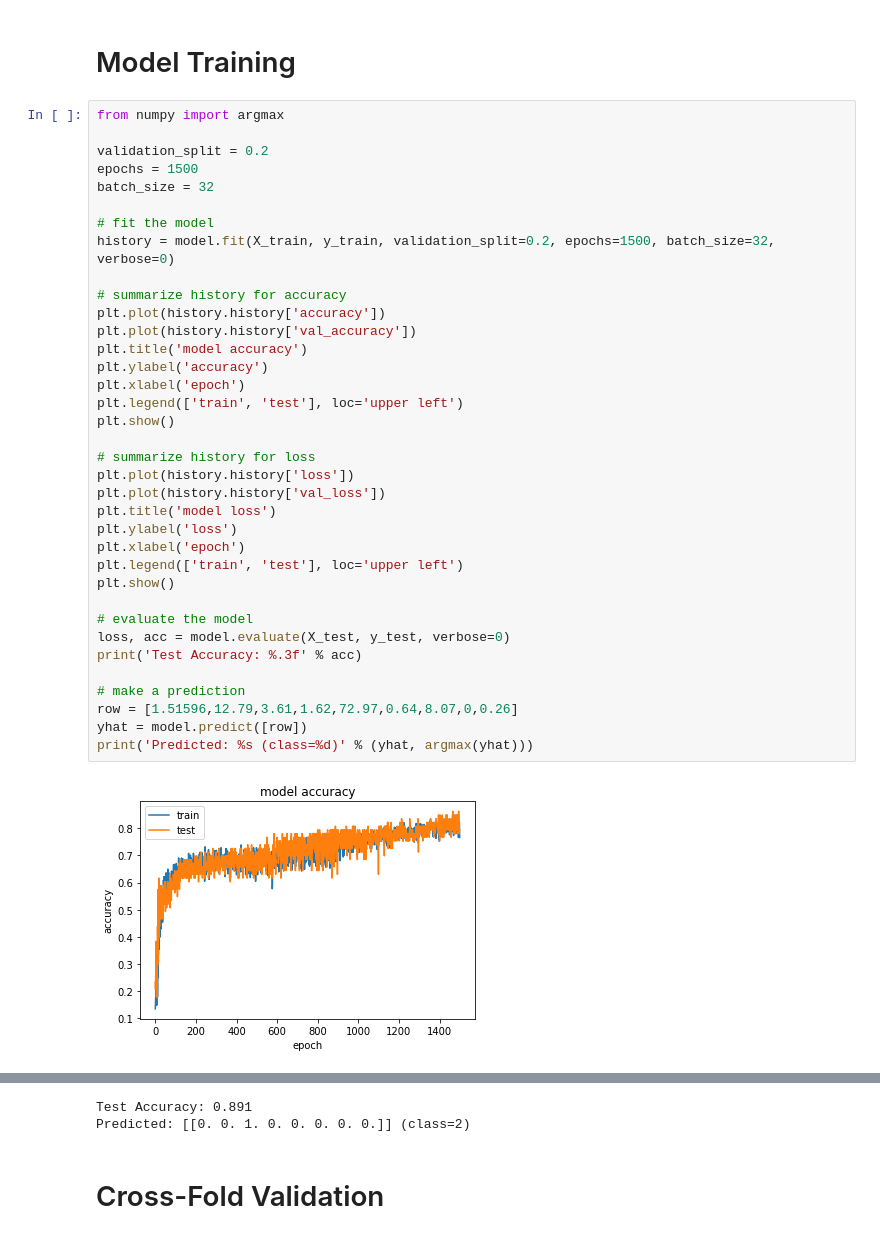
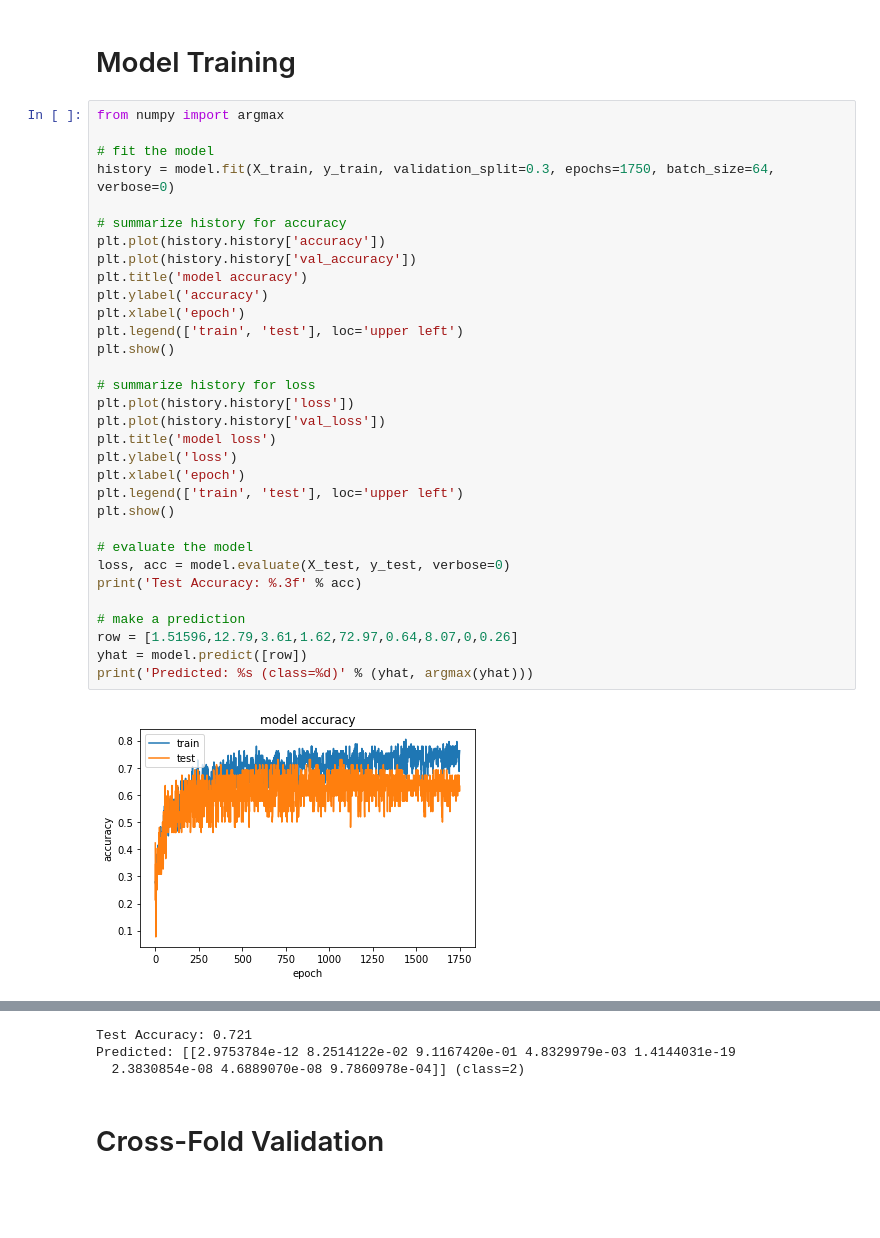
Before and after one commit to Jordanmarshall2510/CS4287-Neural-Computing, a Jupyter notebook: MLP-Assignment/model.ipynb, the cells around one changed output, grey strips where cells are left out. Saved outputs shown, nothing was run; the diff lists cells and outputs as text; blank space fills up the shorter version.

```diff
--- a/MLP-Assignment/model.ipynb
+++ b/MLP-Assignment/model.ipynb
@@ -173,38 +167,34 @@ _________________________________________________________________
 # %%
 from numpy import argmax
 
-validation_split = 0.2
-epochs = 1500
-batch_size = 32
-
 # fit the model
-history = model.fit(X_train, y_train, validation_split=0.2, epochs=1500, batch_size=32, verbose=0)
+history = model.fit(X_train, y_train, validation_split=0.3, epochs=1750, batch_size=64, verbose=0)
 
 # summarize history for accuracy
 plt.plot(history.history['accuracy'])
 plt.plot(history.history['val_accuracy'])
 plt.title('model accuracy')
 plt.ylabel('accuracy')
 plt.xlabel('epoch')
 plt.legend(['train', 'test'], loc='upper left')
 plt.show()
 
 # summarize history for loss
 plt.plot(history.history['loss'])
 plt.plot(history.history['val_loss'])
 plt.title('model loss')
 plt.ylabel('loss')
 plt.xlabel('epoch')
 plt.legend(['train', 'test'], loc='upper left')
 plt.show()
 
 # evaluate the model
 loss, acc = model.evaluate(X_test, y_test, verbose=0)
 print('Test Accuracy: %.3f' % acc)
 
 # make a prediction
 row = [1.51596,12.79,3.61,1.62,72.97,0.64,8.07,0,0.26]
 yhat = model.predict([row])
 print('Predicted: %s (class=%d)' % (yhat, argmax(yhat)))
 # %% [output]
-[figure, old version]
+[figure, new version]
@@ -212,5 +202,6 @@ print('Predicted: %s (class=%d)' % (yhat, argmax(yhat)))
-Test Accuracy: 0.891
-Predicted: [[0. 0. 1. 0. 0. 0. 0. 0.]] (class=2)
+Test Accuracy: 0.721
+Predicted: [[2.9753784e-12 8.2514122e-02 9.1167420e-01 4.8329979e-03 1.4144031e-19
+  2.3830854e-08 4.6889070e-08 9.7860978e-04]] (class=2)
 # %% [markdown]
 # Cross-Fold Validation
 # %%
```
Also changed, not shown: parts of 4 cells of this notebook.
